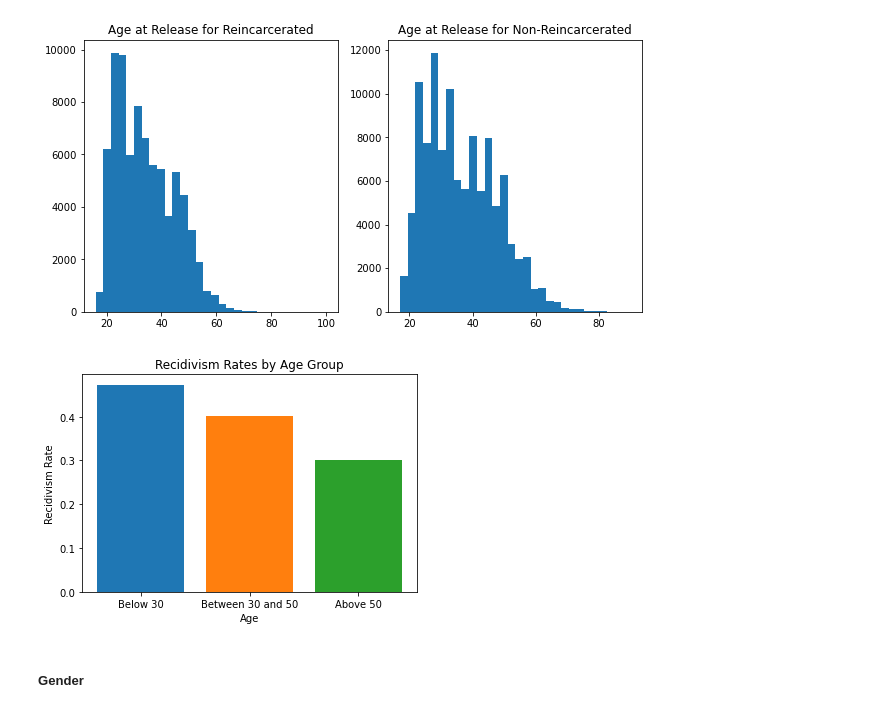
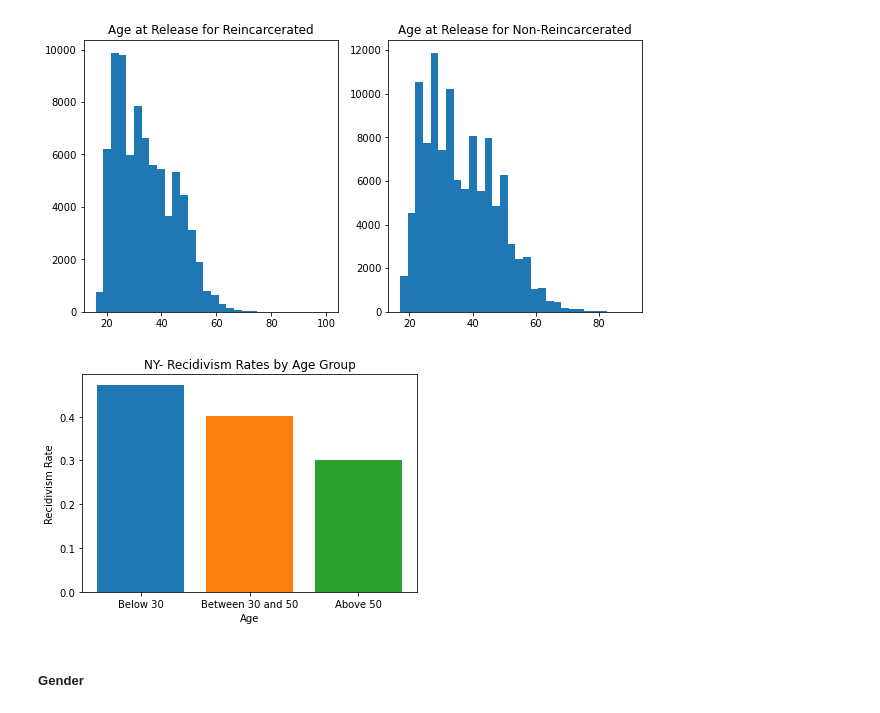
Before and after one commit to ga-dsi-822-group4/recidivism, a Jupyter notebook: notebooks/02_eda.ipynb, the cells around one changed output. Saved outputs shown, nothing was run; the diff lists cells and outputs as text; code cells hidden in the pictures.

```diff
--- a/notebooks/02_eda.ipynb
+++ b/notebooks/02_eda.ipynb
@@ -68,23 +68,23 @@ ax[1].set_title('Age at Release for Non-Reincarcerated');
 # %%
 #split the dataset into different age ranges below 30, 30-50, 50 and above
 below30 = ny_df[ny_df['Age at Release'] < 30]
 between_30_50 = ny_df[(ny_df['Age at Release'] >= 30) & (ny_df['Age at Release'] <= 50)]
 above50 = ny_df[ny_df['Age at Release'] > 50]
 
 #calculate recidivism rate for each age group as recidivism = reincarcerated / total pop
 below30_recid_rate = (below30[below30['recidivism'] == 1]['recidivism'].value_counts()) / below30.shape[0]
 between_30_50_recid_rate = (between_30_50[between_30_50['recidivism'] == 1]['recidivism'].value_counts()) / between_30_50.shape[0]
 above_50_recid_rate = (above50[above50['recidivism'] == 1]['recidivism'].value_counts()) / above50.shape[0]
 
 #Here we can see a steady decline in recidivism rates as the age at release increases.
 plt.bar(x = 'Below 30', height= below30_recid_rate)
 plt.bar(x = 'Between 30 and 50', height = between_30_50_recid_rate)
 plt.bar(x = 'Above 50', height = above_50_recid_rate)
 plt.xlabel('Age')
 plt.ylabel('Recidivism Rate')
-plt.title('Recidivism Rates by Age Group');
+plt.title('NY- Recidivism Rates by Age Group');
 # %% [output]
-[figure, old version]
+[figure, new version]
 # %% [markdown]
 ##### Gender
 # %%
```
Also changed, not shown: parts of 9 cells of this notebook, 4 other files.
